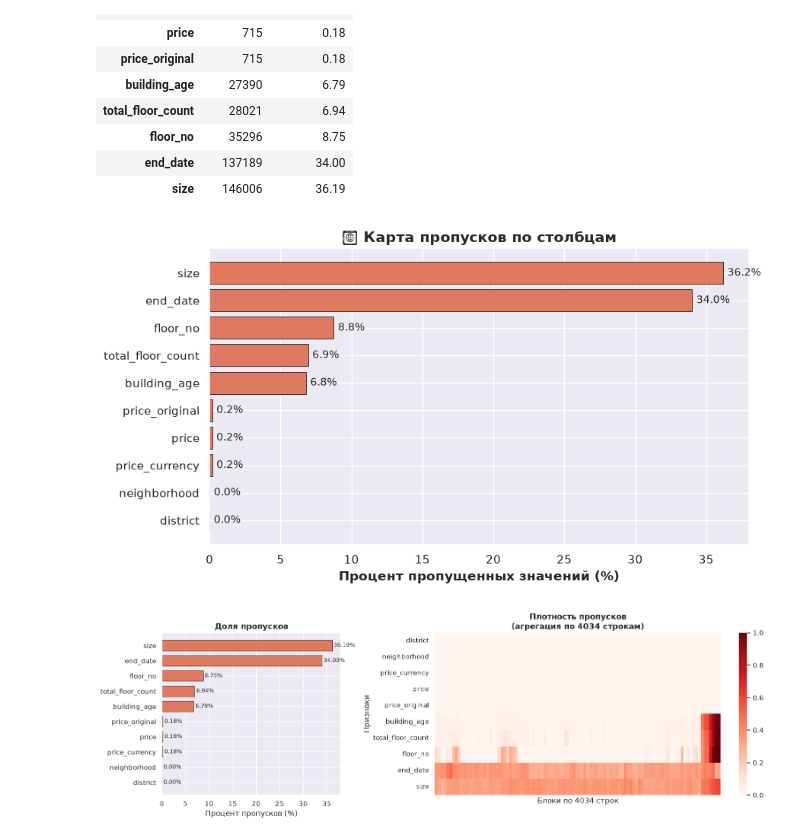
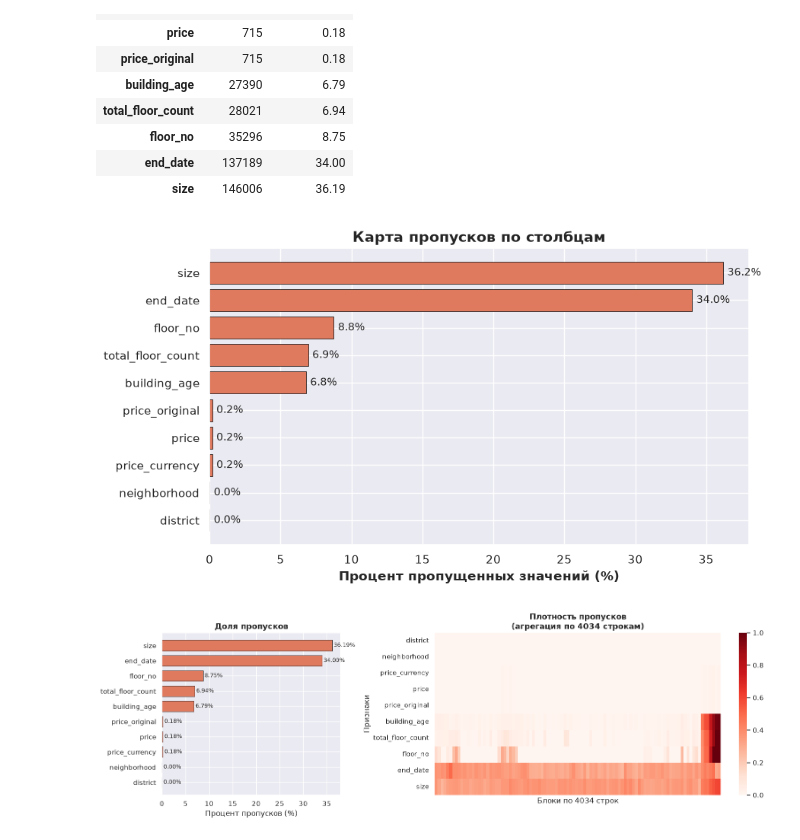
Before and after one commit to wDemka/turkey, a Jupyter notebook: ITOGOVYAVERSIYA.ipynb, the cells around one changed output. Drawn from its saved outputs; the diff is of its cells as text; code cells hidden in the pictures.

```diff
--- a/ITOGOVYAVERSIYA.ipynb
+++ b/ITOGOVYAVERSIYA.ipynb
@@ -530,18 +465,17 @@ if 'furnished' in df.columns:
 | end_date | 137189 | 34.00 |
 | size | 146006 | 36.19 |
 # %%
-# График 1: Горизонтальная столбчатая диаграмма пропусков
 fig, ax = plt.subplots(figsize=(9, 5))
 bars = ax.barh(miss_df.index, miss_df['Процент (%)'], color='#e07a5f', edgecolor='black', linewidth=0.5)
 ax.set_xlabel('Процент пропущенных значений (%)', fontweight='bold')
-ax.set_title('🕳 Карта пропусков по столбцам', fontweight='bold', fontsize=14)
+ax.set_title('Карта пропусков по столбцам', fontweight='bold', fontsize=14)
 for bar in bars:
     w = bar.get_width()
     ax.text(w + 0.3, bar.get_y() + bar.get_height()/2, f'{w:.1f}%', va='center', fontsize=10)
 plt.tight_layout()
 plt.show()
 # %% [output]
-[figure, old version]
+[figure, new version]
 # %%
 missing_cols = [col for col in miss_df.index if col in df.columns]
 
```
Also changed, not shown: parts of 33 cells of this notebook.
